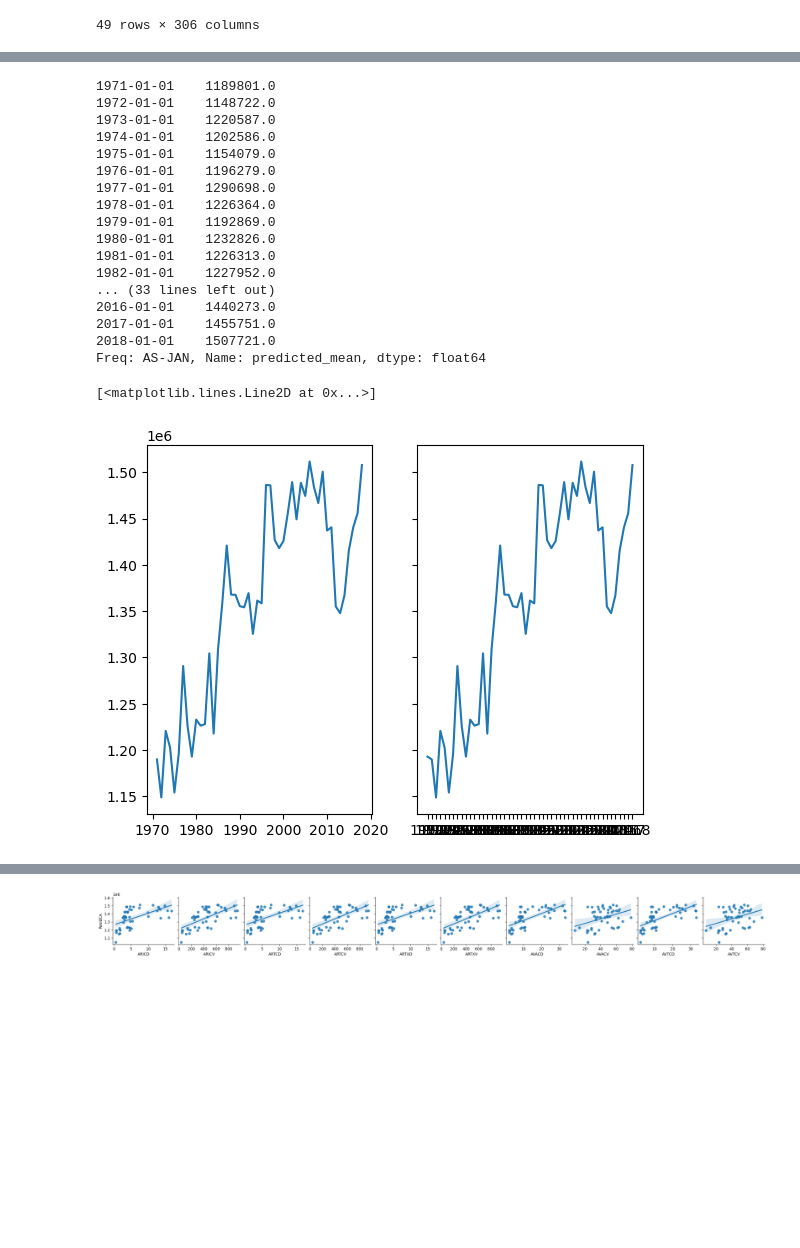
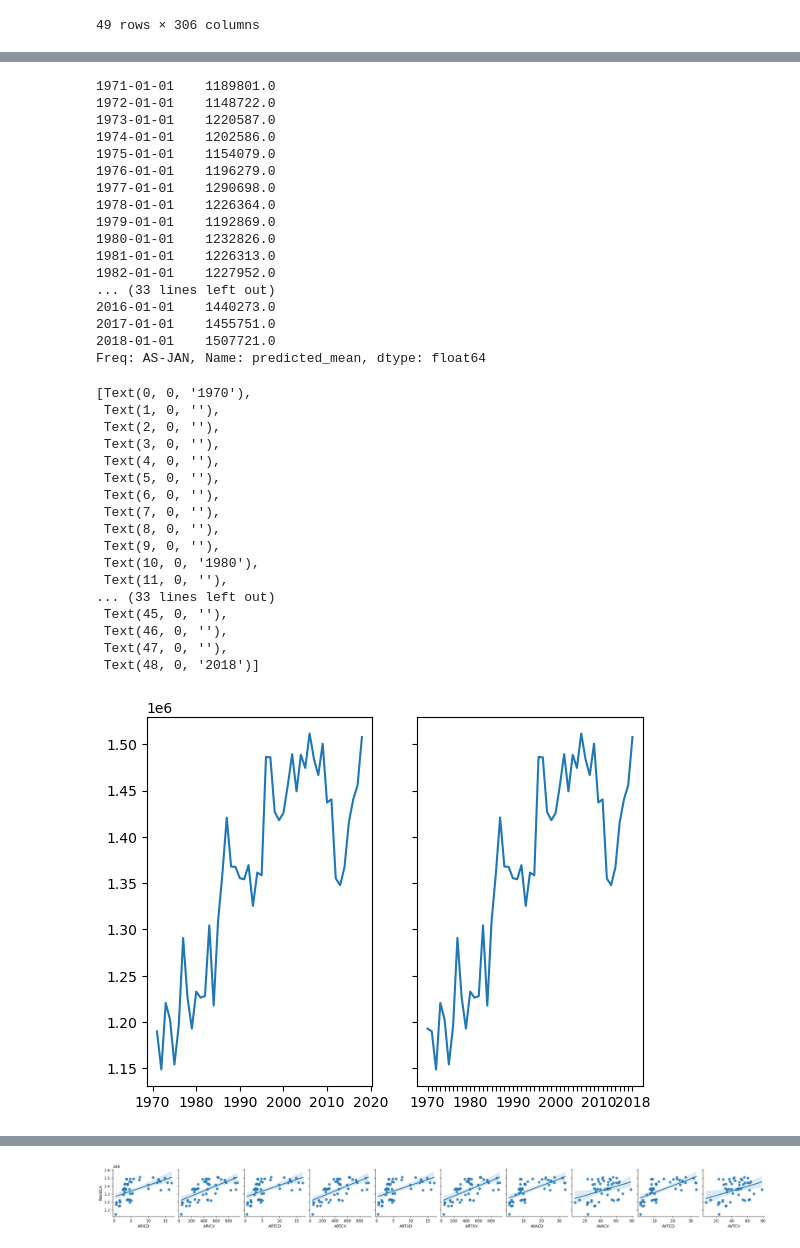
Before and after one commit to tianwin/EnergyPredictionCA, a Jupyter notebook: FrankDong/model.ipynb, the cells around one changed output, grey strips where cells are left out. Saved outputs shown, nothing was run; the diff lists cells and outputs as text; code cells hidden in the pictures; blank space fills up the shorter version.

```diff
--- a/FrankDong/model.ipynb
+++ b/FrankDong/model.ipynb
@@ -206,31 +183,51 @@ Warnings:
 # %%
 forecast = results.predict(start=1, end=48, exog=data5[feature_list[:-1]])
 
 # Print the forecasted values
 print(forecast)
 f, (ax1, ax2) = plt.subplots(1, 2, sharey=True)
 ax1.plot(forecast)
+
+x_values = data5.index
+x_values = ['' if int(year)%10 != 0 and int(year) != 2018 else year for year in x_values]
 ax2.plot(data5["ResidCA"])
+ax2.xaxis.set_ticklabels(x_values)
 # %% [output]
 1971-01-01    1189801.0
 1972-01-01    1148722.0
 1973-01-01    1220587.0
 1974-01-01    1202586.0
 1975-01-01    1154079.0
 1976-01-01    1196279.0
 1977-01-01    1290698.0
 1978-01-01    1226364.0
 1979-01-01    1192869.0
 1980-01-01    1232826.0
 1981-01-01    1226313.0
 1982-01-01    1227952.0
 ... (33 lines left out)
 2016-01-01    1440273.0
 2017-01-01    1455751.0
 2018-01-01    1507721.0
 Freq: AS-JAN, Name: predicted_mean, dtype: float64
-[<matplotlib.lines.Line2D at 0x...>]
+[Text(0, 0, '1970'),
+ Text(1, 0, ''),
+ Text(2, 0, ''),
+ Text(3, 0, ''),
+ Text(4, 0, ''),
+ Text(5, 0, ''),
+ Text(6, 0, ''),
+ Text(7, 0, ''),
+ Text(8, 0, ''),
+ Text(9, 0, ''),
+ Text(10, 0, '1980'),
+ Text(11, 0, ''),
+... (33 lines left out)
+ Text(45, 0, ''),
+ Text(46, 0, ''),
+ Text(47, 0, ''),
+ Text(48, 0, '2018')]
-[figure, old version]
+[figure, new version]
 # %%
 data_fut = data_fut.fillna(0)
 # %%
```
Also changed, not shown: parts of 18 cells of this notebook.
